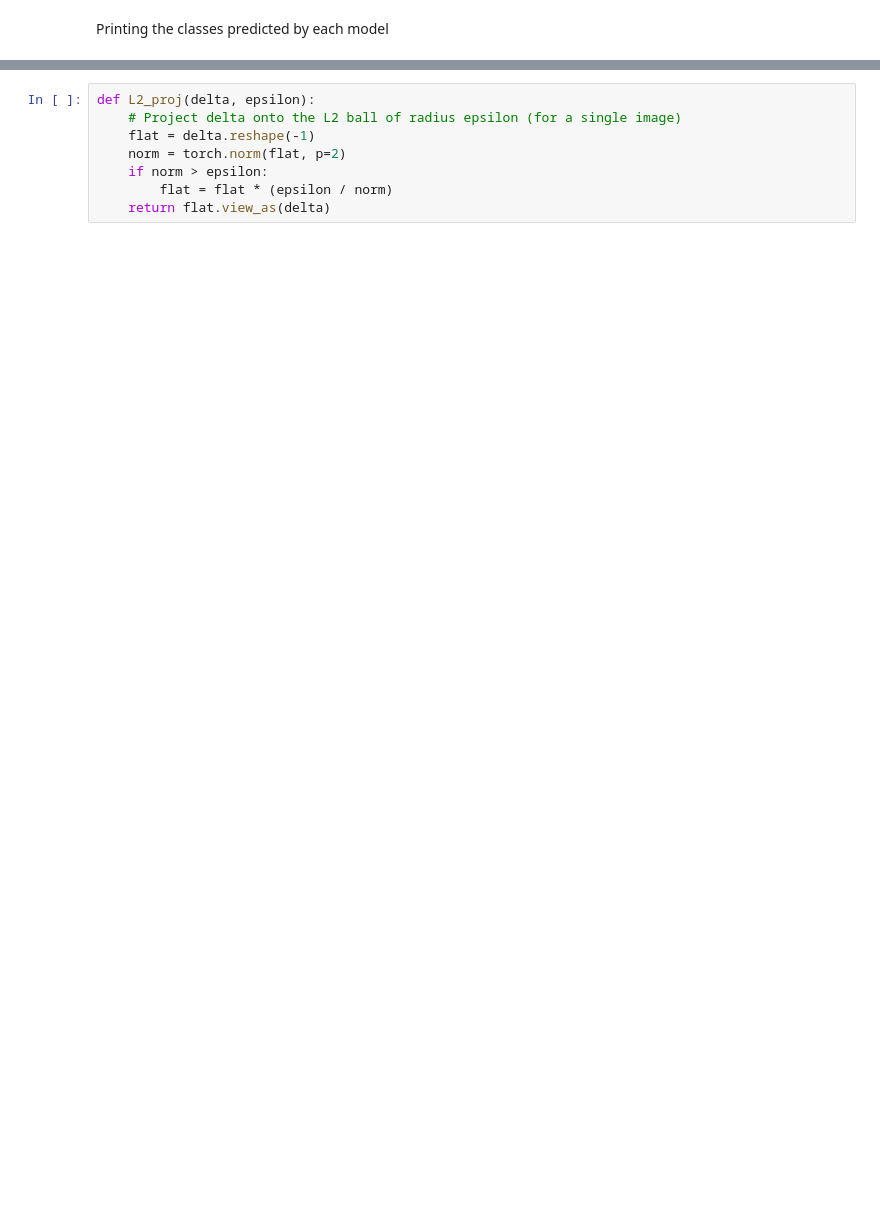
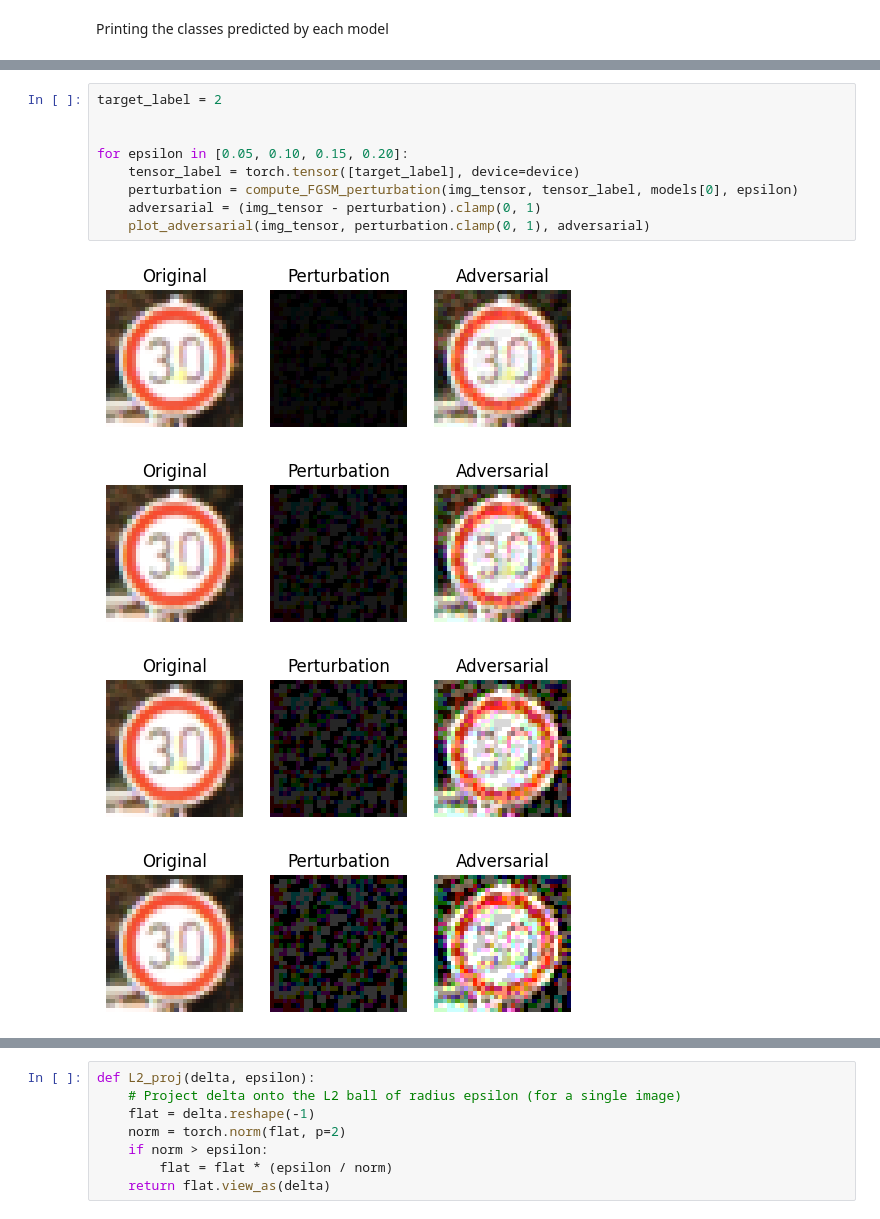
Before and after one commit to Nau3D/Deep-Learning-Course-PyTorch, a Jupyter notebook: 17 - Adversarial attacks.ipynb, the cells around one changed output, grey strips where cells are left out. Saved outputs shown, nothing was run; the diff lists cells and outputs as text; blank space fills up the shorter version.

```diff
--- a/17 - Adversarial attacks.ipynb
+++ b/17 - Adversarial attacks.ipynb
@@ -286,3 +300,17 @@ for i in range(0,10):
+# %%
+target_label = 2
+
+
+for epsilon in [0.05, 0.10, 0.15, 0.20]:
+    tensor_label = torch.tensor([target_label], device=device)
+    perturbation = compute_FGSM_perturbation(img_tensor, tensor_label, models[0], epsilon)
+    adversarial = (img_tensor - perturbation).clamp(0, 1)
+    plot_adversarial(img_tensor, perturbation.clamp(0, 1), adversarial)
+# %% [output]
+[figure, added]
+[figure, added]
+[figure, added]
+[figure, added]
 # %% [markdown]
 ## Targeted attack
 
```
Also changed, not shown: parts of 56 cells of this notebook, 15 other files.
